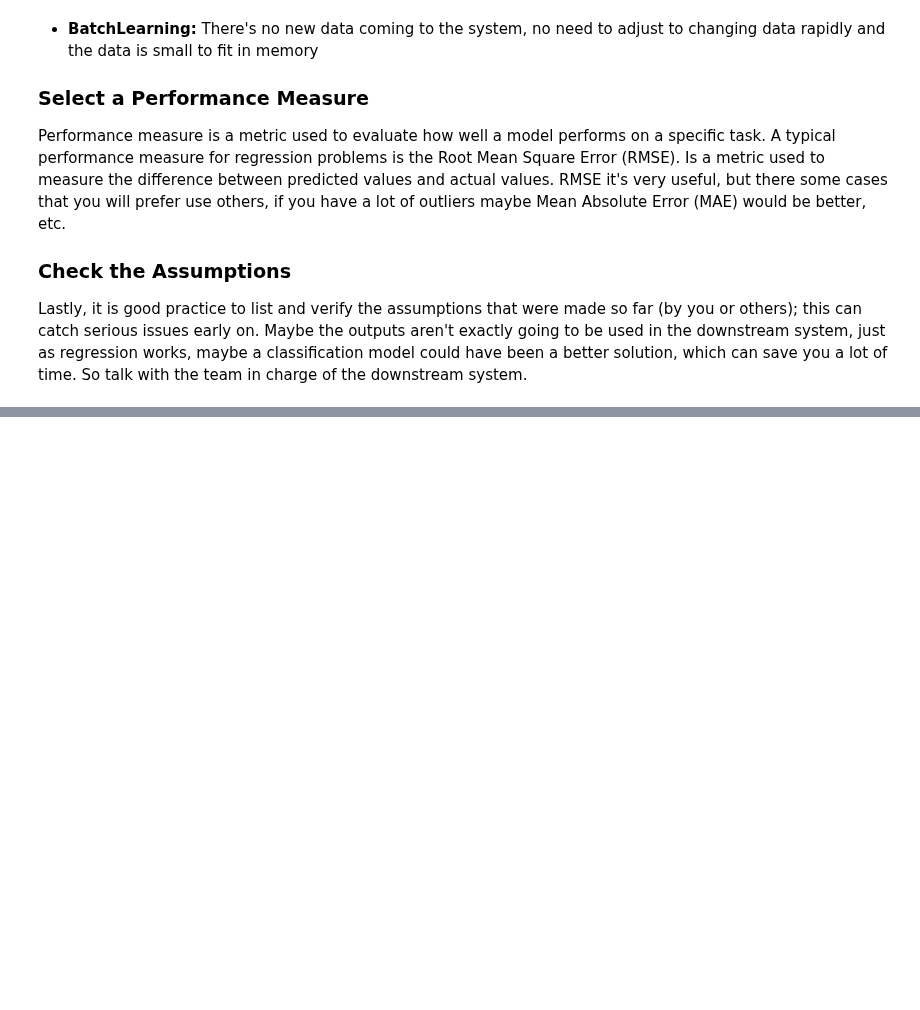
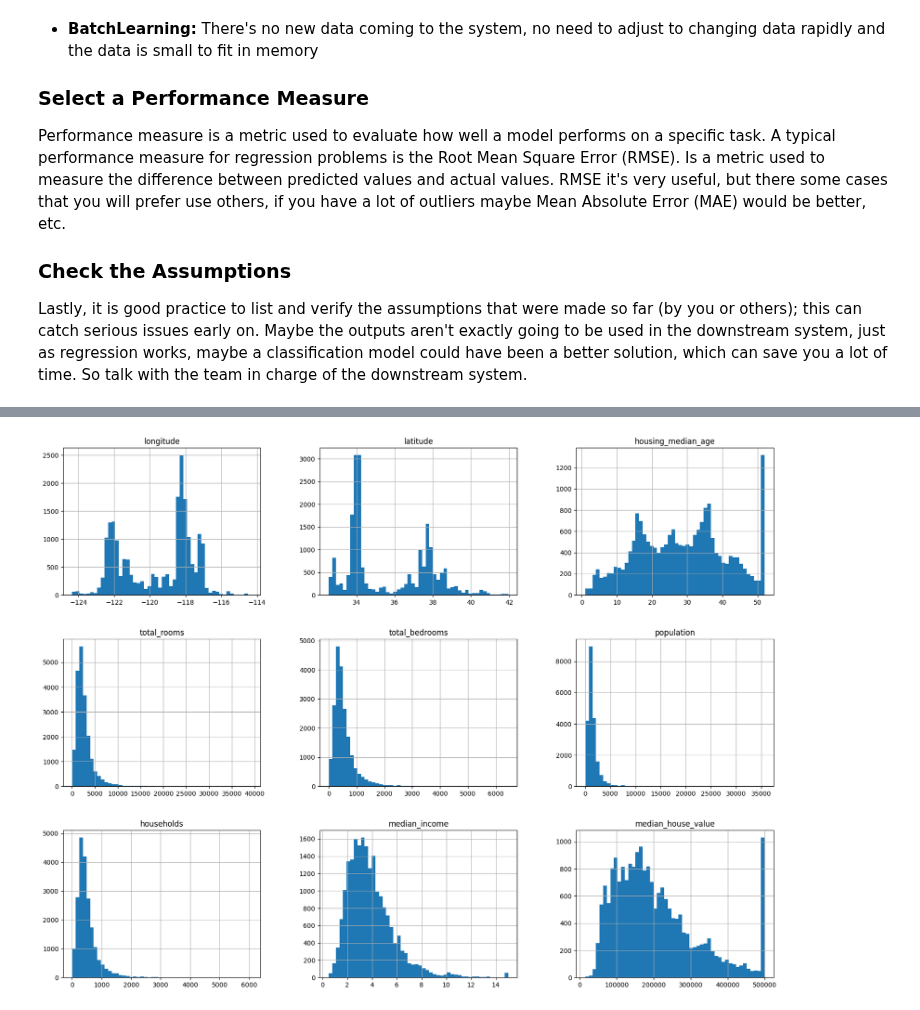
Before and after one commit to JMCoC/ml_engineer_roadmap, a Jupyter notebook: machinLearning/fundamentals/C2_End2EndMLProject/mlProject.ipynb, the cells around one changed output, grey strips where cells are left out. Cells and saved outputs as stored; diff of their text form; code cells hidden in the pictures; blank space fills up the shorter version.

```diff
--- a/machinLearning/fundamentals/C2_End2EndMLProject/mlProject.ipynb
+++ b/machinLearning/fundamentals/C2_End2EndMLProject/mlProject.ipynb
@@ -129,0 +142,5 @@ Lastly, it is good practice to list and verify the assumptions that were made so
+# %%
+df.hist(bins=50, figsize=(20,15))
+plt.show()
+# %% [output]
+[figure, added]
```
Also changed, not shown: parts of 15 cells of this notebook.
